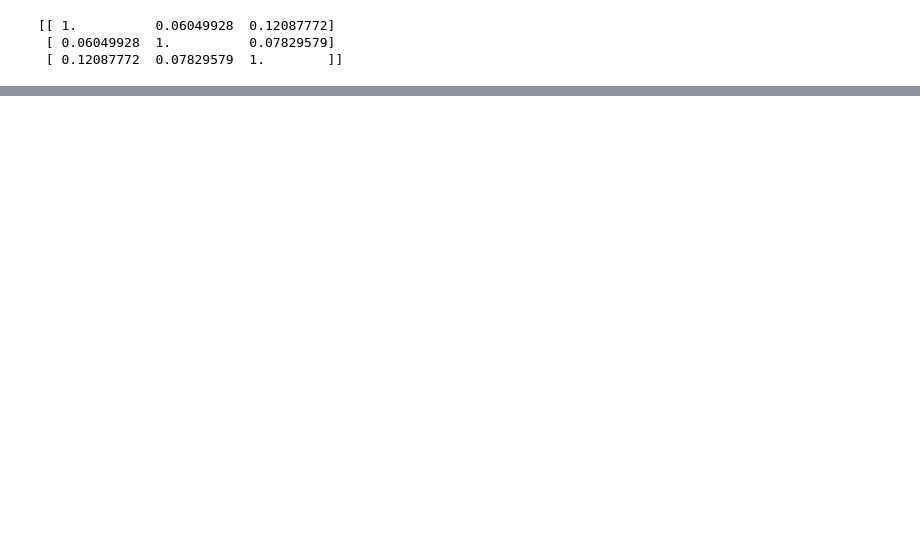
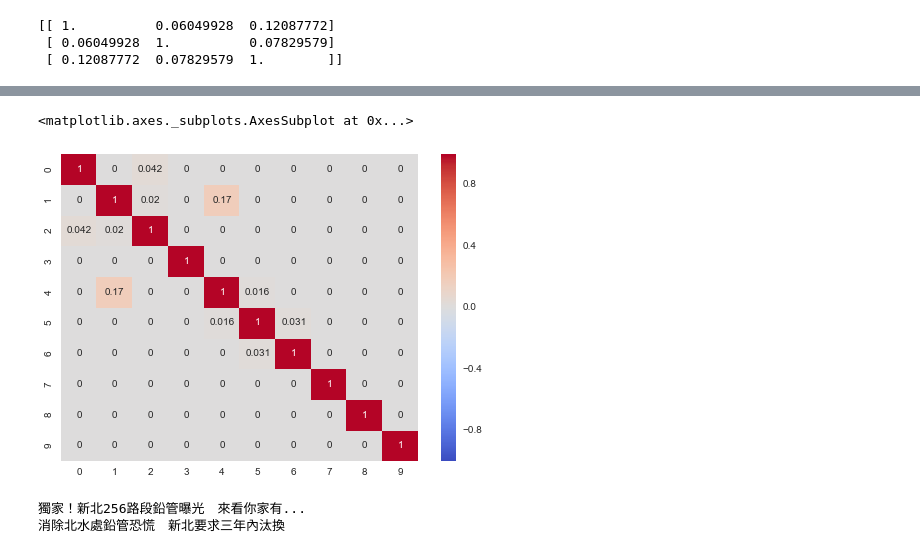
Before and after one commit to ywchiu/twmtm, a Jupyter notebook: 20151029Demo.ipynb, the cells around one changed output, grey strips where cells are left out. Drawn from its saved outputs; the diff is of its cells as text; code cells hidden in the pictures; blank space fills up the shorter version.

```diff
--- a/20151029Demo.ipynb
+++ b/20151029Demo.ipynb
@@ -671,0 +698,12 @@ print linear_kernel(tfidf, tfidf)
+# %%
+import sqlite3
+db = sqlite3.connect('news2.sqlite')
+cur = db.cursor()
+cur.execute('select title, summary from news_entry')
+allNews = cur.fetchall()
+corpus = []
+ary = []
+for rec in allNews:
+    ary.append(rec[0])
+    corpus.append(' '.join(jieba.analyse.extract_tags(rec[1], 20)))
+cur.close()
@@ -671,0 +720,5 @@ print linear_kernel(tfidf, tfidf)
+# %%
+from sklearn.feature_extraction.text import CountVectorizer
+vectorizer = CountVectorizer()
+X = vectorizer.fit_transform(corpus)
+word = vectorizer.get_feature_names()
@@ -671,0 +729,5 @@ print linear_kernel(tfidf, tfidf)
+# %%
+from sklearn.feature_extraction.text import TfidfTransformer
+transformer = TfidfTransformer()
+tfidf = transformer.fit_transform(X)
+weight = tfidf.toarray()
@@ -671,0 +798,3 @@ print linear_kernel(tfidf, tfidf)
+# %%
+n_cosine_similarities = linear_kernel(tfidf[0:10], tfidf[0:10])
+print n_cosine_similarities
@@ -671,0 +822,11 @@ print linear_kernel(tfidf, tfidf)
+# %%
+sns.heatmap(n_cosine_similarities, annot=True, center=0, cmap='coolwarm')
+# %% [output]
+<matplotlib.axes._subplots.AxesSubplot at 0x...>
+[figure, added]
+# %%
+print ary[1]
+print ary[4]
+# %% [output]
+獨家！新北256路段鉛管曝光　來看你家有...
+消除北水處鉛管恐慌　新北要求三年內汰換
```
Also changed, not shown: parts of 29 cells of this notebook, 1 other file.
